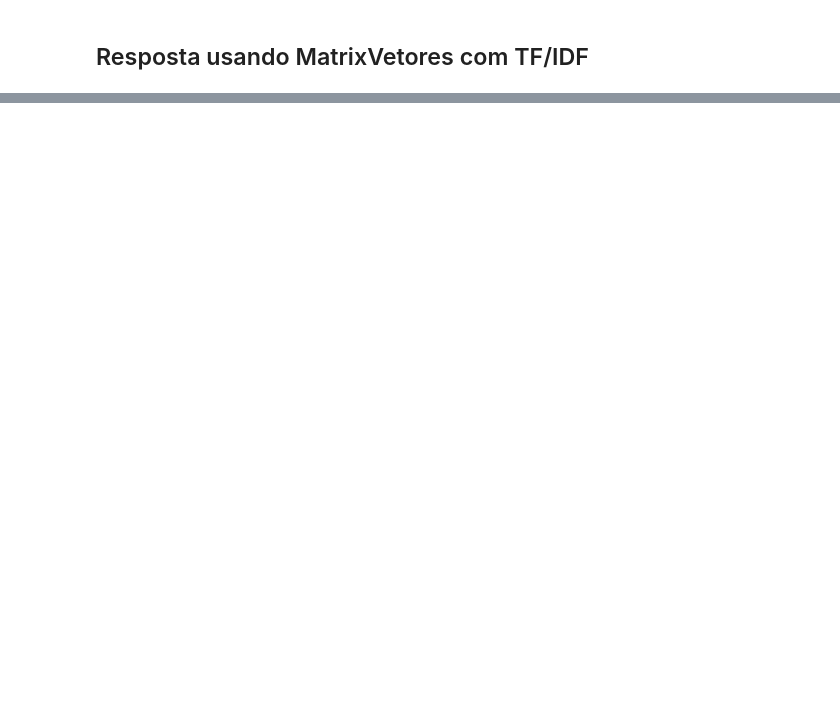
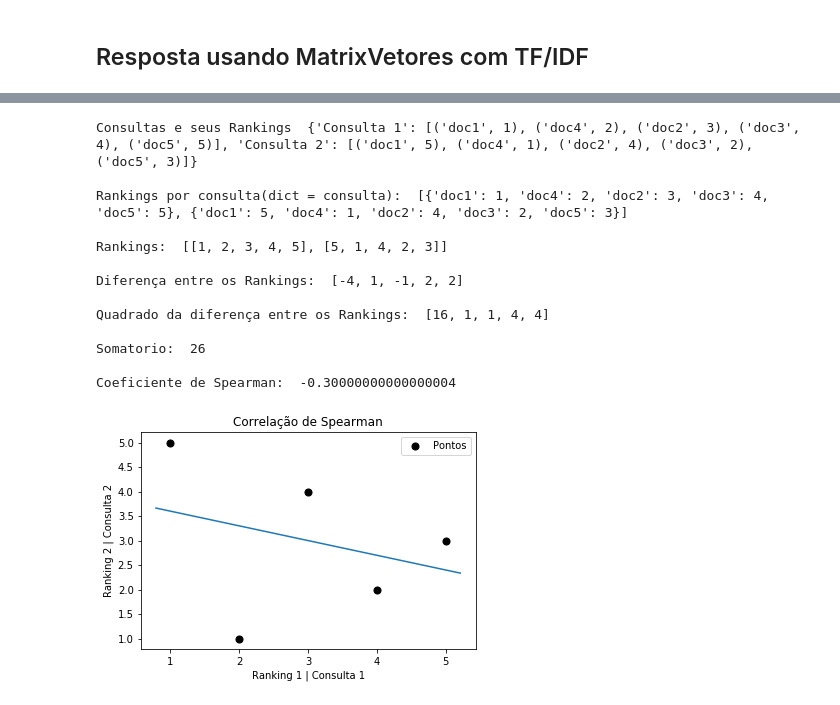
Before and after one commit to Jcss3/Projeto-1__RI, a Jupyter notebook: Processamento Consulta.ipynb, the cells around one changed output, grey strips where cells are left out. Saved outputs shown, nothing was run; the diff lists cells and outputs as text; code cells hidden in the pictures; blank space fills up the shorter version.

```diff
--- a/Processamento Consulta.ipynb
+++ b/Processamento Consulta.ipynb
@@ -249,4 +270,0 @@ RespostaConsulta(MatrixVetores_TF_IDF(Docs,consulta))
-# %%
-# Correlação de Spearman
-def Correlação_Spearman():
-    return
@@ -252,0 +446,19 @@ def Correlação_Spearman():
+# %%
+listadeRespostasConsulta  = [RespostaConsulta(MatrixVetores(Docs,consulta)),
+                            RespostaConsulta(MatrixVetores(Docs,'Test a Illusion of a black dragon lord'))]
+Correlação_Spearman(listadeRespostasConsulta)
+# %% [output]
+Consultas e seus Rankings  {'Consulta 1': [('doc1', 1), ('doc4', 2), ('doc2', 3), ('doc3', 4), ('doc5', 5)], 'Consulta 2': [('doc1', 5), ('doc4', 1), ('doc2', 4), ('doc3', 2), ('doc5', 3)]}
+
+Rankings por consulta(dict = consulta):  [{'doc1': 1, 'doc4': 2, 'doc2': 3, 'doc3': 4, 'doc5': 5}, {'doc1': 5, 'doc4': 1, 'doc2': 4, 'doc3': 2, 'doc5': 3}]
+
+Rankings:  [[1, 2, 3, 4, 5], [5, 1, 4, 2, 3]]
+
+Diferença entre os Rankings:  [-4, 1, -1, 2, 2]
+
+Quadrado da diferença entre os Rankings:  [16, 1, 1, 4, 4]
+
+Somatorio:  26
+
+Coeficiente de Spearman:  -0.30000000000000004
+[figure, added]
```
Also changed, not shown: parts of 26 cells of this notebook.
